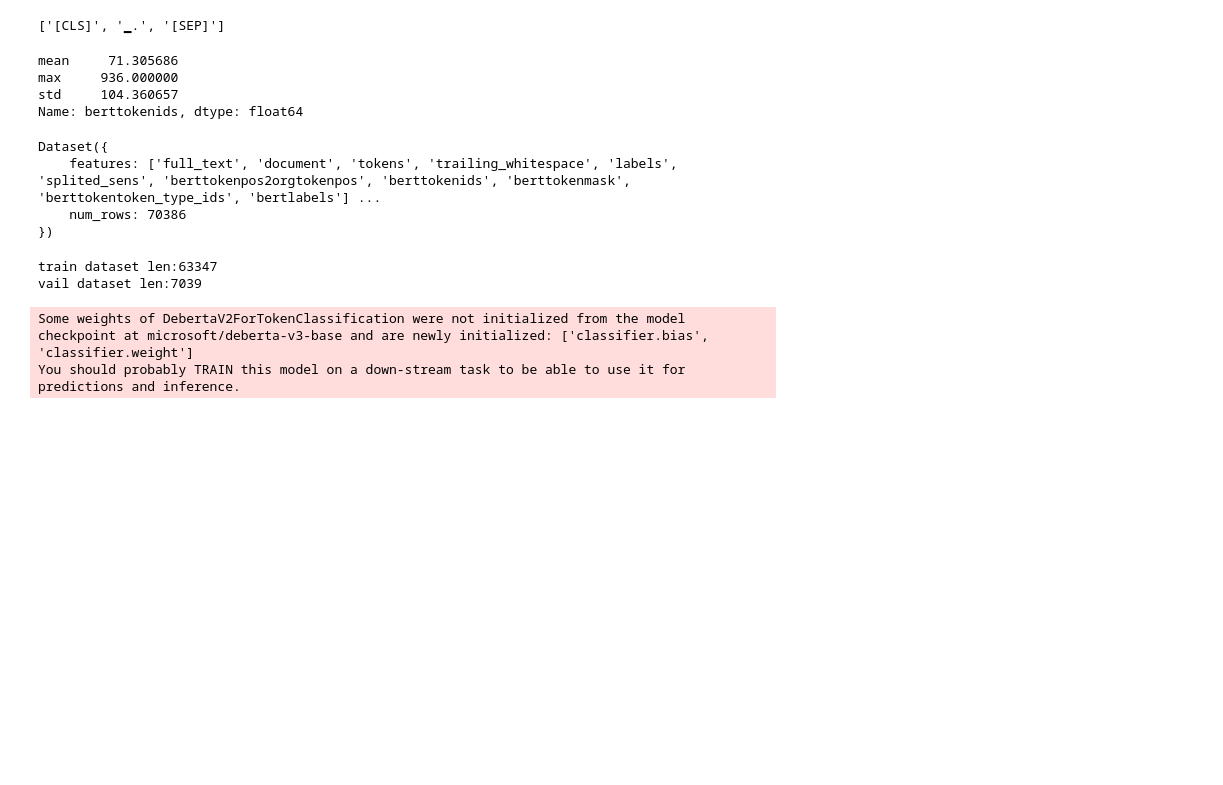
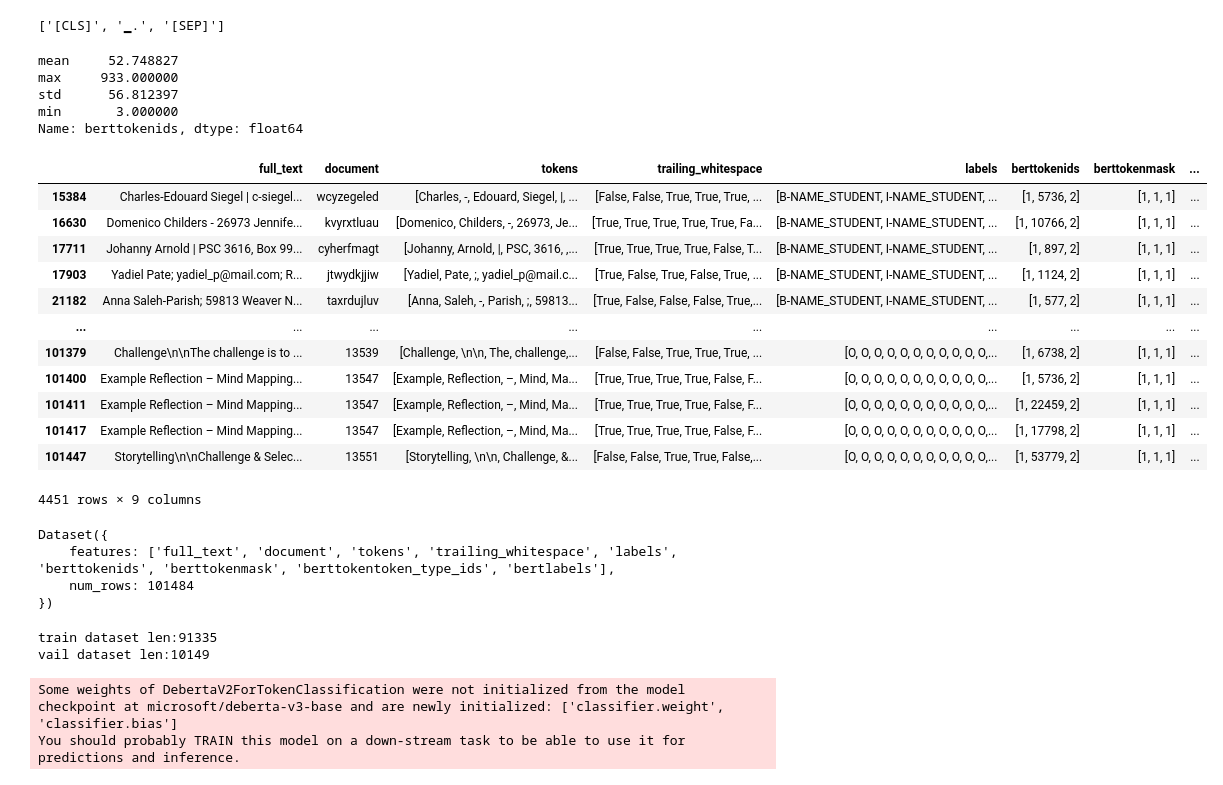
Before and after one commit to Zhang1933/kaggle-PII-Data-Detection, a Jupyter notebook: playground.ipynb, the cells around one changed output. Cells and saved outputs as stored; diff of their text form; code cells hidden in the pictures; blank space fills up the shorter version.

```diff
--- a/playground.ipynb
+++ b/playground.ipynb
@@ -26,7 +29,7 @@ for d in data:
     else: n.append(d)
 print("original datapoints: ", len(data))
 
-external = json.load(open(Config.data_path+"/pii_dataset_fixed.json"))
+external = json.load(open(Config.data_path+"/mixtral-8x7b-v1.json"))
 print("external datapoints: ", len(external))
 
 moredata = json.load(open(Config.data_path+"/moredata_dataset_fixed.json"))
@@ -246,7 +230,7 @@ ds = Dataset.from_dict({
 # print(max(tmp_list))
 # sns.displot(tmp_list)
 # %%
-# 如果多次没击中，大概率有问题
-preprocesssed_ds=ds.map(preprocesss, fn_kwargs={'tokenizer':tokenizer,'label2id':label2id,'if_train':True},num_proc=8,desc="prepocessing data")
+# 根据'\n\n'分token
+preprocesssed_ds=ds.map(train_preprocesss, fn_kwargs={'tokenizer':tokenizer,'label2id':label2id},num_proc=10,desc="prepocessing data")
 preprocesssed_ds
 # %% [output]
@@ -275,19 +251,34 @@ tokenizer.convert_ids_to_tokens(tmp_res['input_ids'])
 # %%
 # rebuid dataset
 tmp_pd=expanddataset(preprocesssed_ds)
-tmp_pd['berttokenids'].str.len().agg(['mean','max','std'])
+print(tmp_pd['berttokenids'].str.len().agg(['mean','max','std','min']))
+tmp_pd.loc[tmp_pd['berttokenids'].str.len()==3]
 # %% [output]
-mean     71.305686
-max     936.000000
-std     104.360657
+mean     52.748827
+max     933.000000
+std      56.812397
+min       3.000000
 Name: berttokenids, dtype: float64
+|  | full_text | document | tokens | trailing_whitespace | labels | berttokenids | berttokenmask | ... |
+| 15384 | Charles-Edouard Siegel | c-siegel... | wcyzegeled | [Charles, -, Edouard, Siegel, |, ... | [False, False, True, True, True, ... | [B-NAME_STUDENT, I-NAME_STUDENT, ... | [1, 5736, 2] | [1, 1, 1] | ... |
+| 16630 | Domenico Childers - 26973 Jennife... | kvyrxtluau | [Domenico, Childers, -, 26973, Je... | [True, True, True, True, True, Fa... | [B-NAME_STUDENT, I-NAME_STUDENT, ... | [1, 10766, 2] | [1, 1, 1] | ... |
+| 17711 | Johanny Arnold | PSC 3616, Box 99... | cyherfmagt | [Johanny, Arnold, |, PSC, 3616, ,... | [True, True, True, True, False, T... | [B-NAME_STUDENT, I-NAME_STUDENT, ... | [1, 897, 2] | [1, 1, 1] | ... |
+| 17903 | Yadiel Pate; yadiel_p@mail.com; R... | jtwydkjjiw | [Yadiel, Pate, ;, yadiel_p@mail.c... | [True, False, True, False, True, ... | [B-NAME_STUDENT, I-NAME_STUDENT, ... | [1, 1124, 2] | [1, 1, 1] | ... |
+| 21182 | Anna Saleh-Parish; 59813 Weaver N... | taxrdujluv | [Anna, Saleh, -, Parish, ;, 59813... | [True, False, False, False, True,... | [B-NAME_STUDENT, I-NAME_STUDENT, ... | [1, 577, 2] | [1, 1, 1] | ... |
+| ... | ... | ... | ... | ... | ... | ... | ... | ... |
+| 101379 | Challenge\n\nThe challenge is to ... | 13539 | [Challenge, \n\n, The, challenge,... | [False, False, True, True, True, ... | [O, O, O, O, O, O, O, O, O, O, O,... | [1, 6738, 2] | [1, 1, 1] | ... |
+| 101400 | Example Reflection – Mind Mapping... | 13547 | [Example, Reflection, –, Mind, Ma... | [True, True, True, True, False, F... | [O, O, O, O, O, O, O, O, O, O, O,... | [1, 5736, 2] | [1, 1, 1] | ... |
+| 101411 | Example Reflection – Mind Mapping... | 13547 | [Example, Reflection, –, Mind, Ma... | [True, True, True, True, False, F... | [O, O, O, O, O, O, O, O, O, O, O,... | [1, 22459, 2] | [1, 1, 1] | ... |
+| 101417 | Example Reflection – Mind Mapping... | 13547 | [Example, Reflection, –, Mind, Ma... | [True, True, True, True, False, F... | [O, O, O, O, O, O, O, O, O, O, O,... | [1, 17798, 2] | [1, 1, 1] | ... |
+| 101447 | Storytelling\n\nChallenge & Selec... | 13551 | [Storytelling, \n\n, Challenge, &... | [False, False, True, True, False,... | [O, O, O, O, O, O, O, O, O, O, O,... | [1, 53779, 2] | [1, 1, 1] | ... |
+4451 rows × 9 columns
 # %%
 full_ds=Dataset.from_pandas(tmp_pd)
 print(full_ds)
 # %% [output]
 Dataset({
-    features: ['full_text', 'document', 'tokens', 'trailing_whitespace', 'labels', 'splited_sens', 'berttokenpos2orgtokenpos', 'berttokenids', 'berttokenmask', 'berttokentoken_type_ids', 'bertlabels'] ...
-    num_rows: 70386
+    features: ['full_text', 'document', 'tokens', 'trailing_whitespace', 'labels', 'berttokenids', 'berttokenmask', 'berttokentoken_type_ids', 'bertlabels'],
+    num_rows: 101484
 })
 # %%
 import torch.optim as optim
@@ -302,8 +293,8 @@ train_dataset, val_dataset = random_split(full_ds, [train_len,len(full_ds)-train
 print(f"train dataset len:{len(train_dataset)}")
 print(f"vail dataset len:{len(val_dataset)}")
 # %% [output]
-train dataset len:63347
-vail dataset len:7039
+train dataset len:91335
+vail dataset len:10149
 # %%
 data_collator = Collate(tokenizer=tokenizer)
 train_dataloader=DataLoader(train_dataset,batch_size=Config.batch_size,pin_memory=True,collate_fn=data_collator,shuffle=True)
@@ -328,7 +319,7 @@ scheduler = get_cosine_schedule_with_warmup(
                 optimizer, num_warmup_steps=Config.num_warmup_steps, num_training_steps=num_train_steps,
             )
 # %% [output]
-Some weights of DebertaV2ForTokenClassification were not initialized from the model checkpoint at microsoft/deberta-v3-base and are newly initialized: ['classifier.bias', 'classifier.weight']
+Some weights of DebertaV2ForTokenClassification were not initialized from the model checkpoint at microsoft/deberta-v3-base and are newly initialized: ['classifier.weight', 'classifier.bias']
 You should probably TRAIN this model on a down-stream task to be able to use it for predictions and inference.
 # %%
 def compute_metrics(predictions,traget, all_labels):
```
Also changed, not shown: parts of 14 cells of this notebook, 3 other files.
